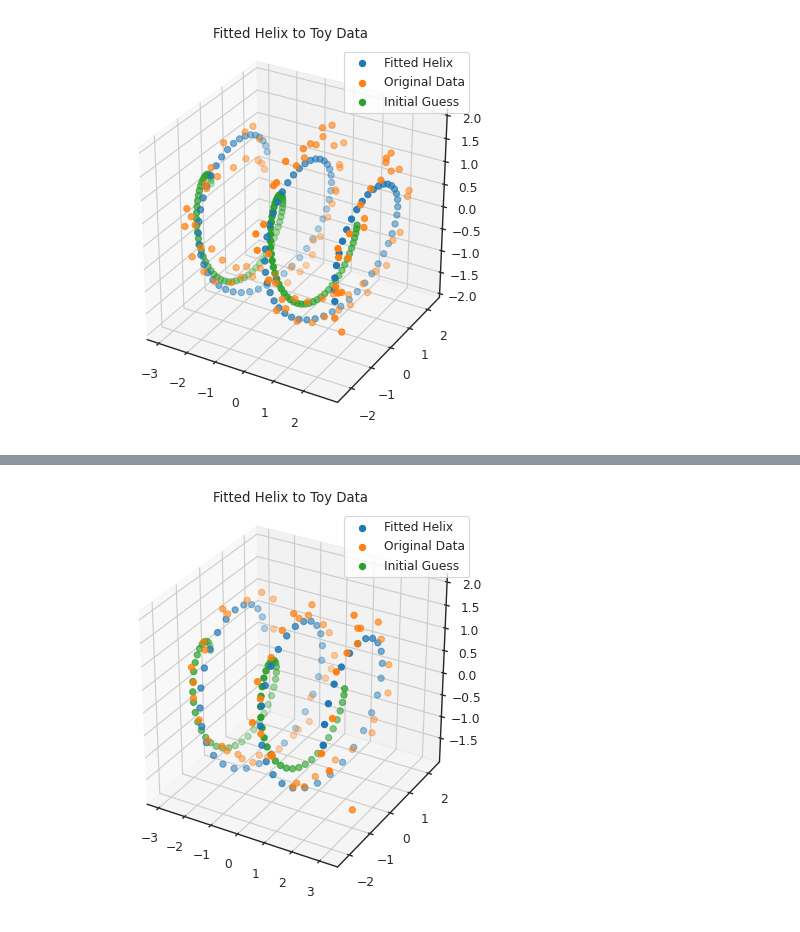
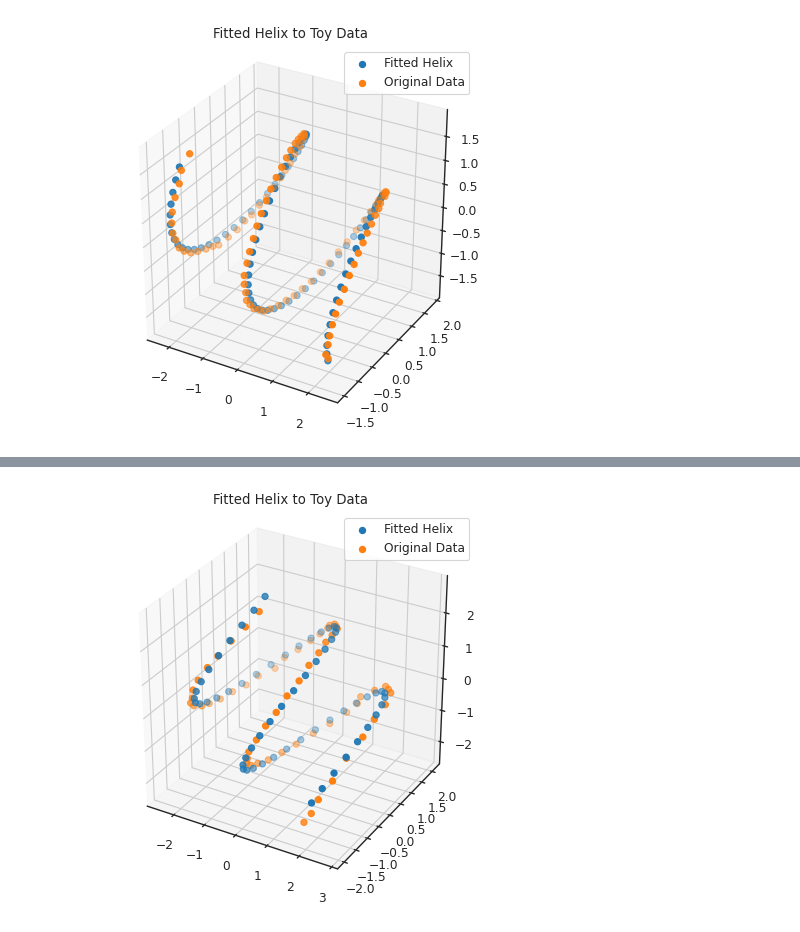
Before and after one commit to okitouni/NuCLR-MechInterp, a Jupyter notebook: nbs/spiral.ipynb, the cells around one changed output, grey strips where cells are left out. Drawn from its saved outputs; the diff is of its cells as text; code cells hidden in the pictures.

```diff
--- a/nbs/spiral.ipynb
+++ b/nbs/spiral.ipynb
@@ -29,13 +29,15 @@ print(locations)
 all_re = re.compile("epochs-200000-binding100\+.*-seed(\d)-dataseed\d-trainfrac(\d+\.\d+)-nuclei_ge8-hiddendim1024-LR0.0003")
 binding_re = re.compile(".*/long_run-binding100-seed0-trainfrac(\d+\.\d+)")
 binding_semf_re = re.compile(".*/long_run-binding_semf100-seed0-trainfrac(\d+\.\d+)")
+just_semf = re.compile("epochs-200000-semf.*-seed(\d)-dataseed\d-trainfrac(\d+\.\d+)-nuclei_ge8-hiddendim1024-LR0.0003-modelbaseline")
 # get train fracs for partial
 all_trainfracs = {}
 for loc in locations:
-    match = all_re.search(loc)
+    match = just_semf.search(loc)
     if match is not None:
       # if float(match.group(2)) > 0.7: continue
       all_trainfracs[(int(match.group(1)), float(match.group(2)))] = loc
 print(len(all_trainfracs))
+all_trainfracs
 # %% [output]
 ['/checkpoint/nolte/NuCLR-MechInterp-results/long_run-binding_semf100-seed0', '/checkpoint/nolte/NuCLR-MechInterp-results/long_run-binding100-seed0', '/checkpoint/nolte/NuCLR-MechInterp-results/long_r ...
@@ -90,7 +98,7 @@ def get_rms(model, data, split="all"):
         rms[task_name] = torch.sqrt(torch.mean((preds[task_mask] - y[task_mask])**2)).item()
     return rms
 # %%
-location = all_trainfracs[(2, .9)]
+location = all_trainfracs[(2, 1.0)]
 # %%
 args = IO.load_args(f"{location}/args.yaml")
 args.DEV = "cuda:1"
@@ -105,7 +113,7 @@ last_checkpoint = max(checkpoints.keys())
 task_rms_values = {}
 for epoch, ckpt in checkpoints.items():
     model.load_state_dict(torch.load(f"{location}/ckpts/{ckpt}"))
-    task_rms_values[epoch] = get_rms(model, data, "val")["binding"]
+    task_rms_values[epoch] = get_rms(model, data, "train")["semf"]
 
 task_rms_values
 # %% [output]
@@ -137,8 +134,8 @@ args = IO.load_args(f"{location}/args.yaml")
 args.DEV = "cpu"
 data = prepare_nuclear_data(args)
 # %%
-start_z = 21
-end_z = 85
+start_z = 20
+end_z = 80
 pca_z = PCA(n_components=end_z - start_z)
 emb_pca_z = pca_z.fit_transform(model.emb[0][start_z:end_z].detach().cpu().numpy())
 plt.scatter(emb_pca_z[:, 0], emb_pca_z[:, 1], c=emb_pca_z[:, 2], cmap='viridis')
@@ -151,8 +148,8 @@ for i, emb in enumerate(emb_pca_z):
   plt.annotate(i+start_z, emb[[1,2]])
 plt.show()
 
-start_n = 38
-end_n = 141
+start_n = 40
+end_n = 130
 pca_n = PCA(n_components=end_n - start_n)
 emb_pca_n = pca_n.fit_transform(model.emb[1][start_n:end_n].detach().cpu().numpy())
 plt.scatter(emb_pca_n[:, 0], emb_pca_n[:, 1], c=emb_pca_n[:, 2], cmap='viridis')
@@ -299,13 +296,15 @@ def get_spiral_preds(emb_pca):
   ax = fig.add_subplot(111, projection='3d', aspect='equal')
   ax.scatter(predicted[:, 0], predicted[:, 1], predicted[:, 2], label='Fitted Helix')
   ax.scatter(data_spiral[:, 0], data_spiral[:, 1], data_spiral[:, 2], label='Original Data')
-  ax.scatter(initial_guess[:, 0], initial_guess[:, 1], initial_guess[:, 2], label='Initial Guess')
+  # ax.scatter(initial_guess[:, 0], initial_guess[:, 1], initial_guess[:, 2], label='Initial Guess')
   # plot the vectors
   plt.title('Fitted Helix to Toy Data')
   plt.legend()
   plt.show()
-  return predicted
+  return predicted, {'t':t, 'R': R, 'F': F, 'P': P, 'axis': axis, 'start': starto, 'phase': phase, 'final_linear': final_linear}
 
-predicted_n = get_spiral_preds(emb_pca_n)
-predicted_z = get_spiral_preds(emb_pca_z)
+predicted_n, spiral_n_params = get_spiral_preds(emb_pca_n)
+predicted_z, spiral_z_params = get_spiral_preds(emb_pca_z)
+diff_n = emb_pca_n[:, :3] - predicted_n
+diff_z = emb_pca_z[:, :3] - predicted_z
 # %% [output]
@@ -329 +328 @@ Epoch [3000/3000], Loss: 0.0793
-[figure, old version]
+[figure, new version]
@@ -347 +346 @@ Epoch [3000/3000], Loss: 0.1279
-[figure, old version]
+[figure, new version]
```
Also changed, not shown: parts of 13 cells of this notebook.
